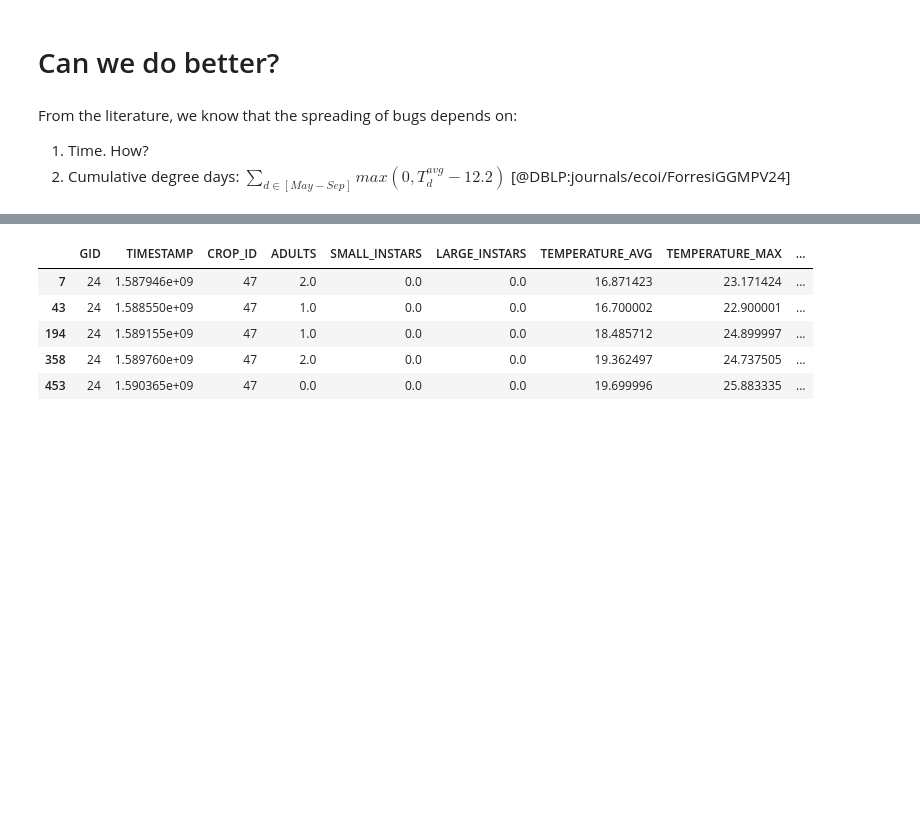
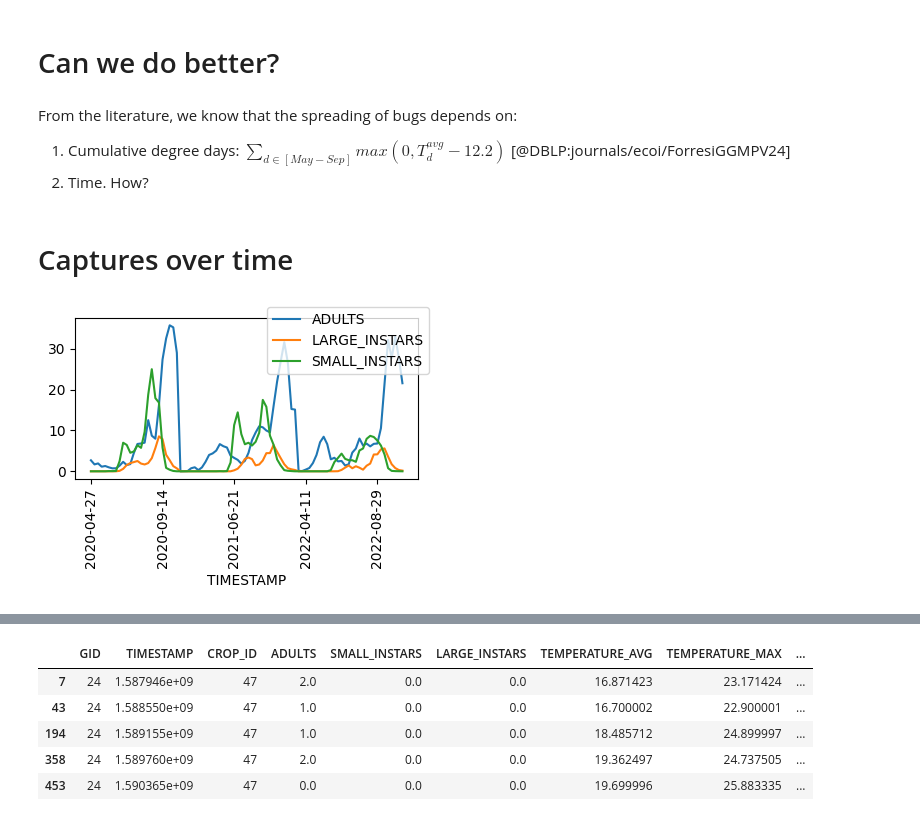
Before and after one commit to w4bo/AA2425-unibo-mldm, a Jupyter notebook: slides/lab-cimice.ipynb, the cells around one changed output, grey strips where cells are left out. Saved outputs shown, nothing was run; the diff lists cells and outputs as text; code cells hidden in the pictures; blank space fills up the shorter version.

Commit message:
update temporal charts

```diff
--- a/slides/lab-cimice.ipynb
+++ b/slides/lab-cimice.ipynb
@@ -264,5 +264,18 @@ automl.best_config
 # %% [markdown]
 From the literature, we know that the spreading of bugs depends on:
 
-1. Time. How?
-2. Cumulative degree days: $\sum_{d \in [May-Sep]} max(0, T^{avg}_d-12.2)$ [@DBLP:journals/ecoi/ForresiGGMPV24]
+1. Cumulative degree days: $\sum_{d \in [May-Sep]} max(0, T^{avg}_d-12.2)$ [@DBLP:journals/ecoi/ForresiGGMPV24]
+2. Time. How?
+# %% [markdown]
+# Captures over time
+# %%
+fig, ax = plt.subplots(1, 1, figsize=(4, 3))
+
+for c in ["ADULTS", "LARGE_INSTARS", "SMALL_INSTARS"]:
+    df.groupby("TIMESTAMP")[c].mean().plot(x="TIMESTAMP", y=c, ax=ax)
+
+plt.xticks(rotation=90)
+fig.legend()
+fig.tight_layout()
+# %% [output]
+[figure, added]
```
Also changed, not shown: parts of 19 cells of this notebook.
